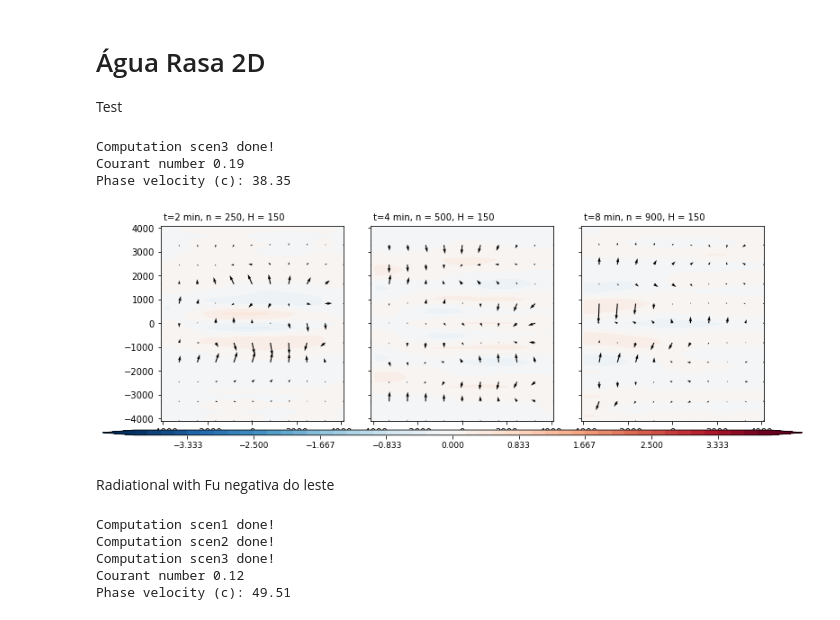
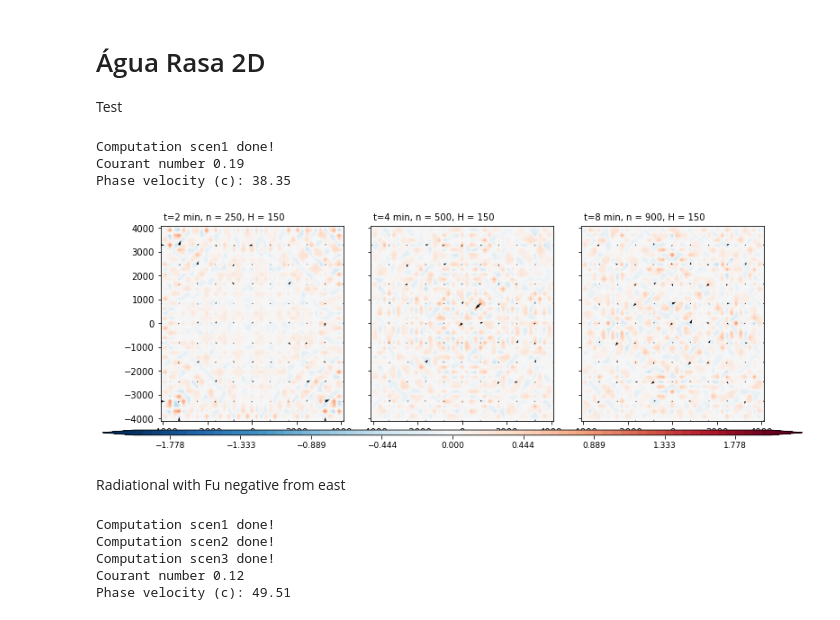
Before and after one commit to adelgadop/Modelagem, a Jupyter notebook: Exercicio_4/Agua_rassa.ipynb, the cells around one changed output. Saved outputs shown, nothing was run; the diff lists cells and outputs as text; code cells hidden in the pictures.

```diff
--- a/Exercicio_4/Agua_rassa.ipynb
+++ b/Exercicio_4/Agua_rassa.ipynb
@@ -16,13 +16,14 @@ H = 150               # Height of the fluid [m]
 c = np.sqrt(g*H)
 
 # Conditions
-Nx, Ny, dx, dy, Nt, dt, lat, Nrx, Nry  = 40, 40, 100, 100, 1000, 0.5, -20, 10, 4
+Nx, Ny, dx, dy, Nt, dt, lat, Nrx, Nry  = 40, 40, 100, 100, 1000, 0.5, -20, 1, 1
 """
 scen1: f=0
 scen2: f at -20 degrees as lat
 scen3: beta variation between -4000 to 4000
 """
-cen = 'scen3'
+cen = 'scen1'
+arrow = 0.001
 
 if c*dt/dx <= 0.35:
     scen, x, y, X, Y, u, v, h, Fu, f, beta, div, vor = conditions(cen, lat, Nx, Ny, dx, dy, Nt, Nrx, Nry)
@@ -41,7 +42,7 @@ print("Phase velocity (c): {:.2f}".format(c))
 staged_u = np.zeros((Nt+1, Nx+1, Ny+1))
 staged_v = np.zeros((Nt+1, Nx+1, Ny+1))
 
-lvs = list(np.linspace(-4,4,4*12+1))
+lvs = list(np.linspace(-2,2,6*12+1))
 n = 1000
 titles = ['f = 0', 'f em -20°S', 'Beta equatorial']
 
@@ -52,7 +53,7 @@ for ax, n in zip(axes.flatten(), [250, 500, 900]):
     staged_u[:, :, :] = (u[:, 1:, :] + u[:, :-1, :]) * 0.5
     staged_v[:, :, :] = (v[:, :, 1:] + v[:, :, :-1]) * 0.5
     Q = ax.quiver(X[::4, ::4], Y[::4, ::4], staged_u[n,::4, ::4], staged_v[n,::4, ::4],
-        units = "xy", scale = 0.001)
+        units = "xy", scale = arrow)
     #qk = ax.quiverkey(Q, 0.9, 0.8, 1000, "0.1 m/s", labelpos = "E", coordinates = "figure")
     ax.set_title(" t={:.0f} min, n = {:.0f}, H = {:.0f}".format(dt*n/60, n, H), fontsize=10, loc='left')
 cax = fig.add_axes([.05,.07,0.9,.02]) # left, bottom, width, height
@@ -61,39 +62,39 @@ cbar.ax.tick_params(labelsize=9)
 
 # animation
 filenames = []
 # plot the line chart
 
 for n in range(1,Nt,2):
     fig, ax = plt.subplots()
     im = ax.contourf(X, Y, h[n,:,:], cmap=plt.cm.RdBu_r, levels=lvs, extend='both')
     fig.colorbar(im, ax=ax, orientation="vertical")
     ax.set_title("t={:.0f} min, passo de tempo = {:.0f}".format(dt*n/60, n), fontsize=10, loc='left')
     Q = ax.quiver(X[::4, ::4], Y[::4, ::4], staged_u[n,::4, ::4], staged_v[n,::4, ::4],
-                  units = "xy", scale = 0.001)
+                  units = "xy", scale = arrow)
 
     # create file name and append it to a list
     filename = f'fig/gifs/{n}.png'
     filenames.append(filename)
 
     # save frame
     fig.savefig(filename, dpi=200)
     plt.close() # build gif
 
-with imageio.get_writer('gifs/leap_'+str(H)+'m_'+scen+'.gif', mode='I', duration = 0) as writer:
+with imageio.get_writer('gifs/leap_teste_rig_'+str(H)+'m_'+scen+'.gif', mode='I', duration = 0) as writer:
     for filename in filenames:
         image = imageio.imread(filename)
         writer.append_data(image)
 
 # Remove files
 for filename in set(filenames):
     os.remove(filename)
 # %% [output]
-Computation scen3 done!
+Computation scen1 done!
 Courant number 0.19
 Phase velocity (c): 38.35
-[figure, old version]
+[figure, new version]
 # %% [markdown]
-Radiational with Fu negativa do leste
+Radiational with Fu negative from east
 # %%
 import time
 import numpy as np
```
Also changed, not shown: 1 other file.
